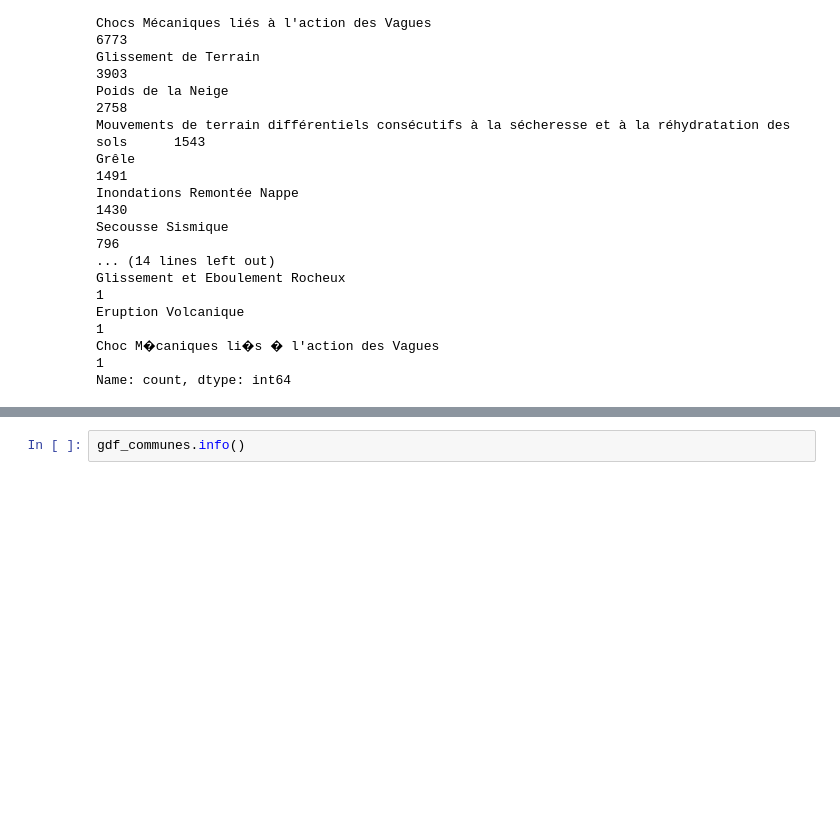
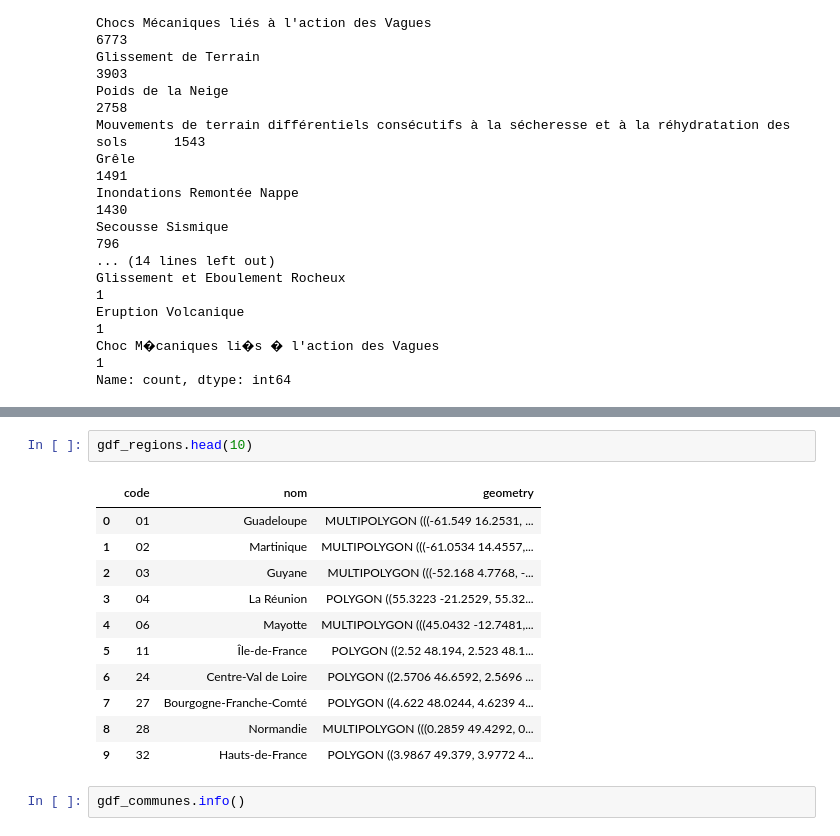
Before and after one commit to Yasmxne/flood-risk-visualization, a Jupyter notebook: notebooks/exploration.ipynb, the cells around one changed output, grey strips where cells are left out. Saved outputs shown, nothing was run; the diff lists cells and outputs as text; blank space fills up the shorter version.

```diff
--- a/notebooks/exploration.ipynb
+++ b/notebooks/exploration.ipynb
@@ -63,3 +78,17 @@ Name: count, dtype: int64
+# %%
+gdf_regions.head(10)
+# %% [output]
+|  | code | nom | geometry |
+| 0 | 01 | Guadeloupe | MULTIPOLYGON (((-61.549 16.2531, ... |
+| 1 | 02 | Martinique | MULTIPOLYGON (((-61.0534 14.4557,... |
+| 2 | 03 | Guyane | MULTIPOLYGON (((-52.168 4.7768, -... |
+| 3 | 04 | La Réunion | POLYGON ((55.3223 -21.2529, 55.32... |
+| 4 | 06 | Mayotte | MULTIPOLYGON (((45.0432 -12.7481,... |
+| 5 | 11 | Île-de-France | POLYGON ((2.52 48.194, 2.523 48.1... |
+| 6 | 24 | Centre-Val de Loire | POLYGON ((2.5706 46.6592, 2.5696 ... |
+| 7 | 27 | Bourgogne-Franche-Comté | POLYGON ((4.622 48.0244, 4.6239 4... |
+| 8 | 28 | Normandie | MULTIPOLYGON (((0.2859 49.4292, 0... |
+| 9 | 32 | Hauts-de-France | POLYGON ((3.9867 49.379, 3.9772 4... |
 # %%
 gdf_communes.info()
 # %% [output]
```
Also changed, not shown: parts of 16 cells of this notebook.
